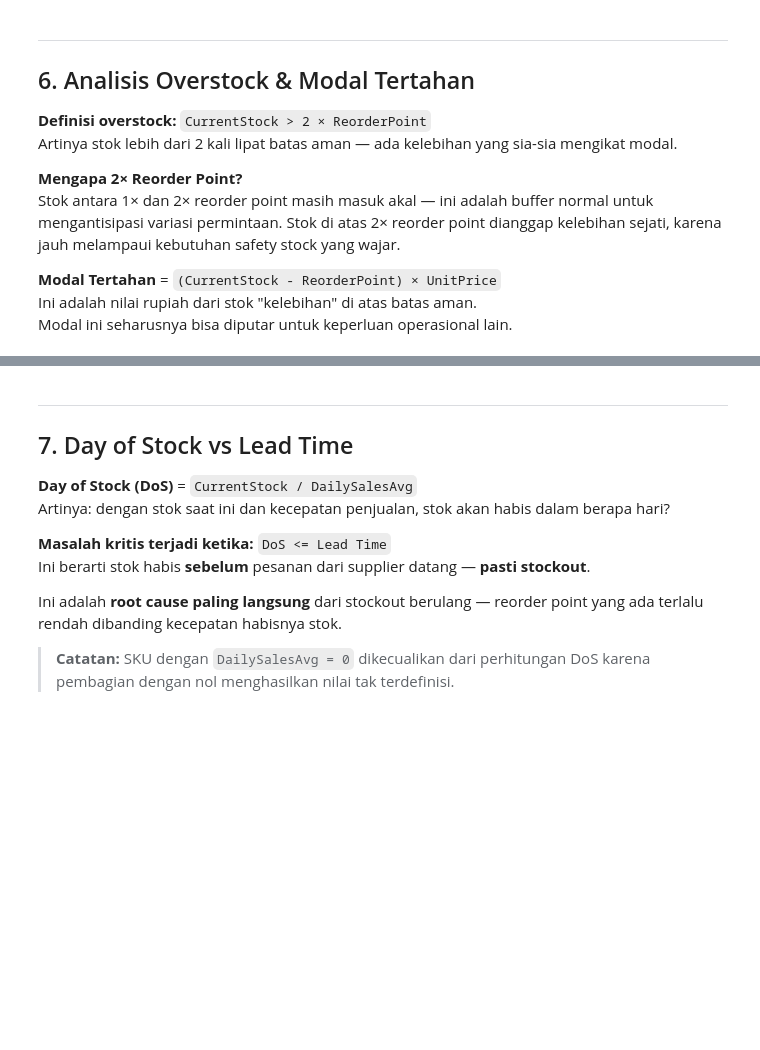
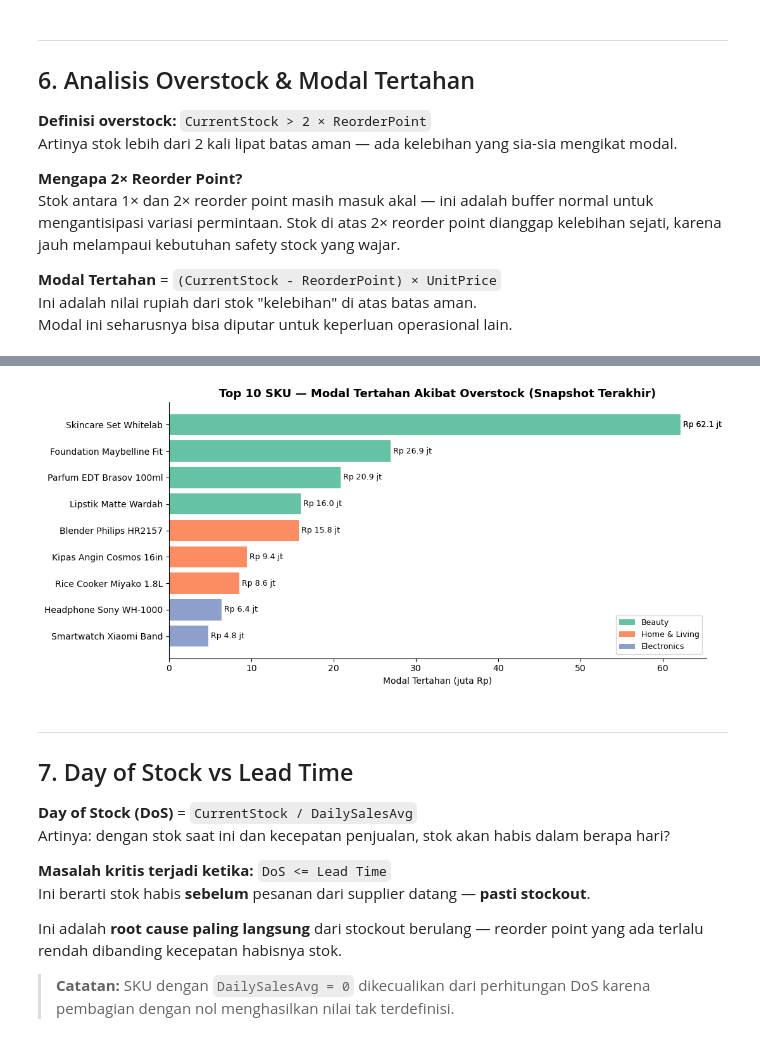
Before and after one commit to nivanrs/GudangPintar, a Jupyter notebook: analysis.ipynb, the cells around one changed output, grey strips where cells are left out. Saved outputs shown, nothing was run; the diff lists cells and outputs as text; code cells hidden in the pictures; blank space fills up the shorter version.

```diff
--- a/analysis.ipynb
+++ b/analysis.ipynb
@@ -400,26 +540,28 @@ ORDER BY modal_tertahan_rp DESC;
 # %%
 # Visualisasi: Modal tertahan per SKU (bar chart horizontal)
 modal = %sql SELECT SKU, ProductName, Category,     ROUND((CurrentStock - ReorderPoint) * UnitPrice) AS modal_tertahan     FROM inventory_clean     WHERE SnapshotDate = (SELECT MAX(SnapshotDate) FROM inventory_clean)       AND CurrentStock > ReorderPoint     ORDER BY modal_tertahan DESC LIMIT 10
 df_modal = modal.DataFrame()
 
 fig, ax = plt.subplots(figsize=(11, 5))
 palette = sns.color_palette('Set2', len(df_modal['Category'].unique()))
 cat_colors = {c: palette[i] for i, c in enumerate(df_modal['Category'].unique())}
 colors = [cat_colors[c] for c in df_modal['Category']]
 
 bars = ax.barh(df_modal['ProductName'], df_modal['modal_tertahan'] / 1e6, color=colors)
 for bar, val in zip(bars, df_modal['modal_tertahan']):
     ax.text(bar.get_width() + 0.3, bar.get_y() + bar.get_height()/2,
             f'Rp {val/1e6:.1f} jt', va='center', fontsize=9)
 
 ax.set_xlabel('Modal Tertahan (juta Rp)')
 ax.set_title('Top 10 SKU — Modal Tertahan Akibat Overstock (Snapshot Terakhir)')
 ax.invert_yaxis()
 
 legend_elements = [Patch(facecolor=cat_colors[c], label=c) for c in cat_colors]
-ax.legend(handles=legend_elements, fontsize=9, loc='upper left')
+ax.legend(handles=legend_elements, fontsize=9, loc='lower right')
 plt.tight_layout()
 plt.show()
+# %% [output]
+[figure, added]
 # %% [markdown]
 ---
 ## 7. Day of Stock vs Lead Time
```
Also changed, not shown: parts of 24 cells of this notebook.
